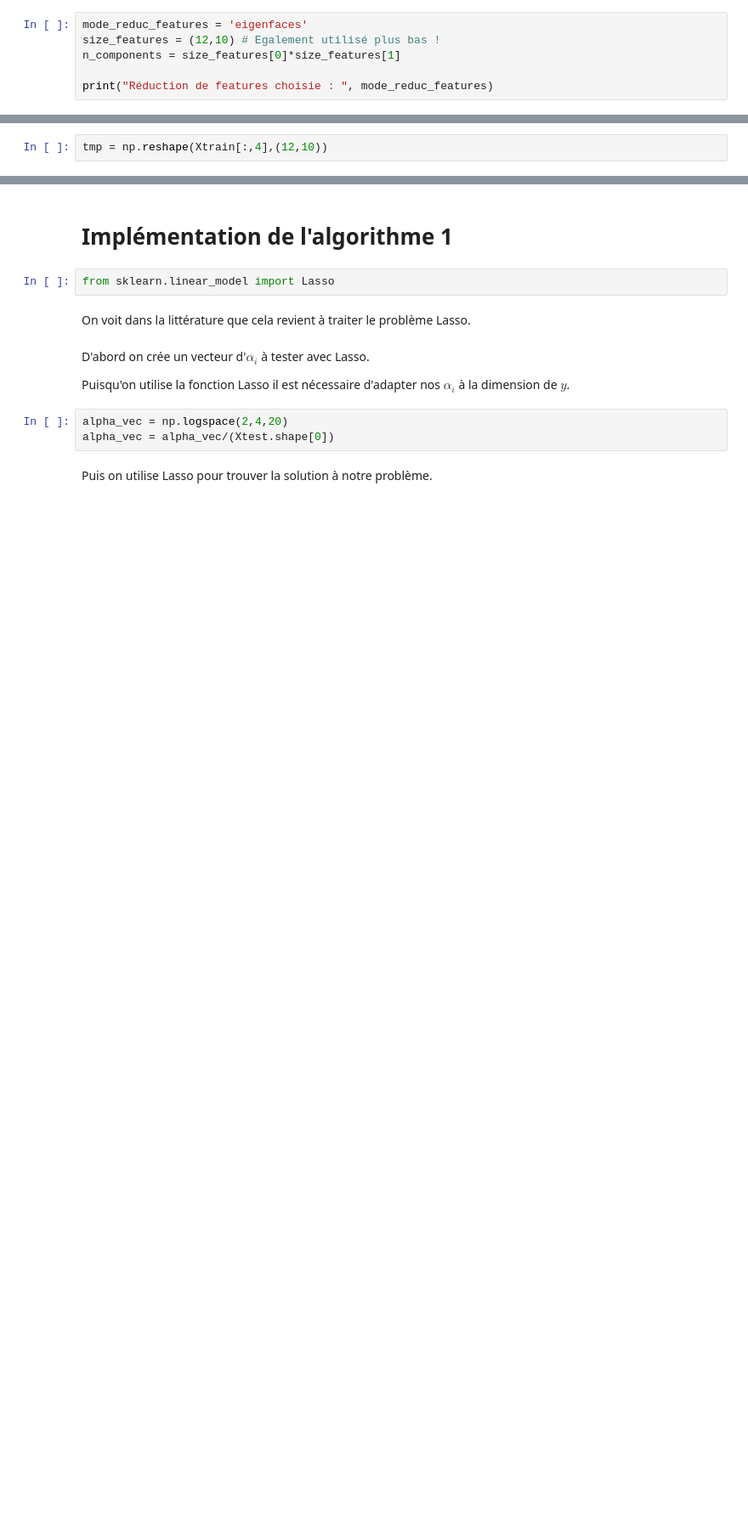
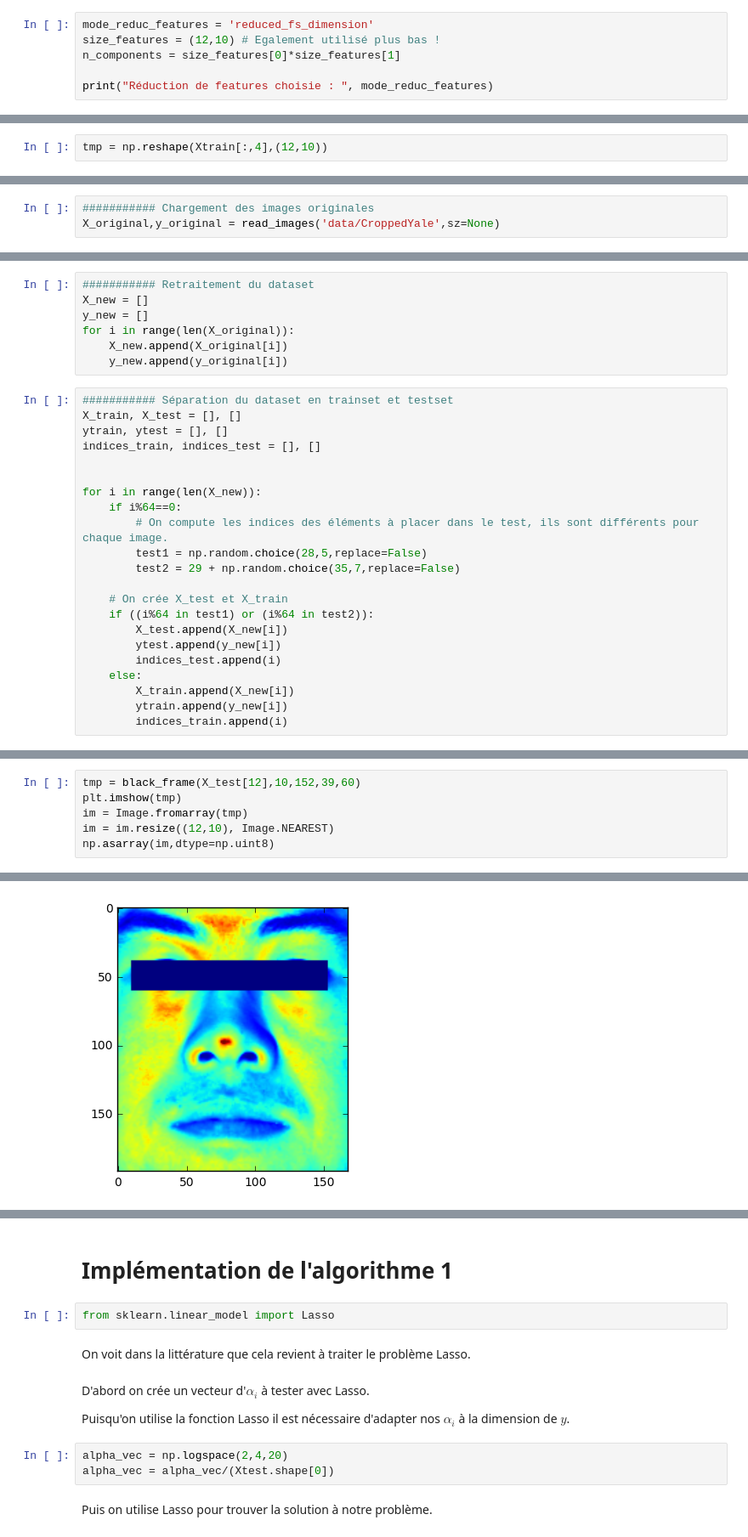
Before and after one commit to maxwab/facerecog, a Jupyter notebook: implementation_basique_yale.ipynb, the cells around one changed output, grey strips where cells are left out. Shown at 85% size. Cells and saved outputs as stored; diff of their text form; blank space fills up the shorter version.

Commit message:
Occlusion
Définition de la fonction qui fout un bandeau noir
+ Implémentation sur le test

```diff
--- a/implementation_basique_yale.ipynb
+++ b/implementation_basique_yale.ipynb
@@ -124,7 +145,7 @@ Modes de réduction de dimension :
 * eigenfaces
 * randomfaces
 # %%
-mode_reduc_features = 'eigenfaces'
+mode_reduc_features = 'reduced_fs_dimension'
 size_features = (12,10) # Egalement utilisé plus bas !
 n_components = size_features[0]*size_features[1]
 
@@ -290,0 +306,3 @@ im.show()
+# %%
+########### Chargement des images originales
+X_original,y_original = read_images('data/CroppedYale',sz=None)
@@ -290,0 +327,29 @@ im.show()
+# %%
+########### Retraitement du dataset
+X_new = []
+y_new = []
+for i in range(len(X_original)):
+    X_new.append(X_original[i])
+    y_new.append(y_original[i])
+# %%
+########### Séparation du dataset en trainset et testset
+X_train, X_test = [], []
+ytrain, ytest = [], []
+indices_train, indices_test = [], []
+
+
+for i in range(len(X_new)):
+    if i%64==0:
+        # On compute les indices des éléments à placer dans le test, ils sont différents pour chaque image.
+        test1 = np.random.choice(28,5,replace=False)
+        test2 = 29 + np.random.choice(35,7,replace=False)
+
+    # On crée X_test et X_train
+    if ((i%64 in test1) or (i%64 in test2)):
+        X_test.append(X_new[i])
+        ytest.append(y_new[i])
+        indices_test.append(i)
+    else:
+        X_train.append(X_new[i])
+        ytrain.append(y_new[i])
+        indices_train.append(i)
@@ -290,0 +373,7 @@ im.show()
+# %%
+tmp = black_frame(X_test[12],10,152,39,60)
+plt.imshow(tmp)
+im = Image.fromarray(tmp)
+im = im.resize((12,10), Image.NEAREST)
+np.asarray(im,dtype=np.uint8)
+# %% [output]
@@ -290,0 +390 @@ im.show()
+[figure, added]
```
Also changed, not shown: parts of 20 cells of this notebook.
